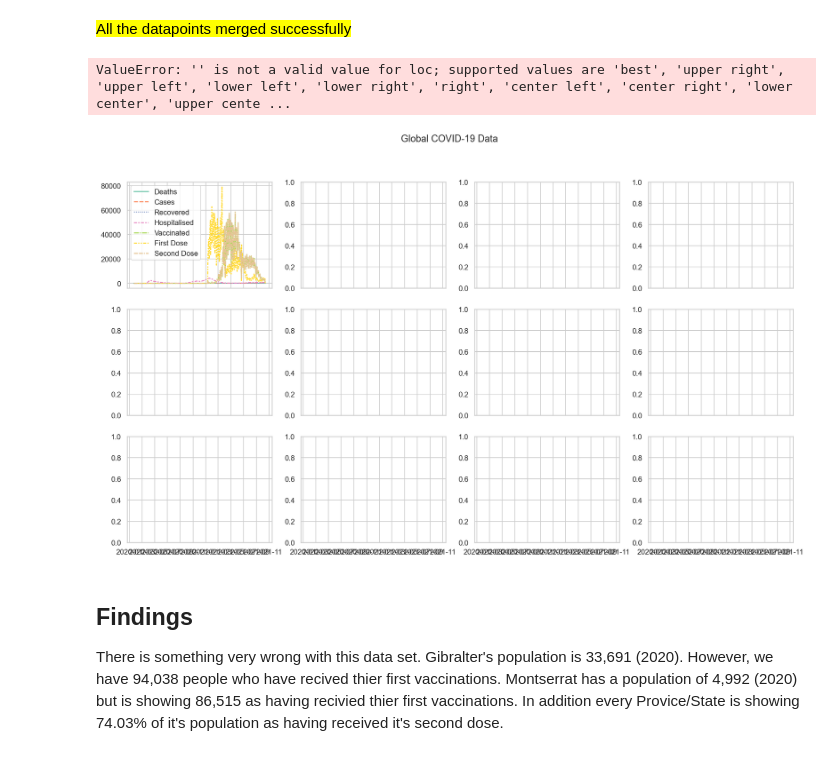
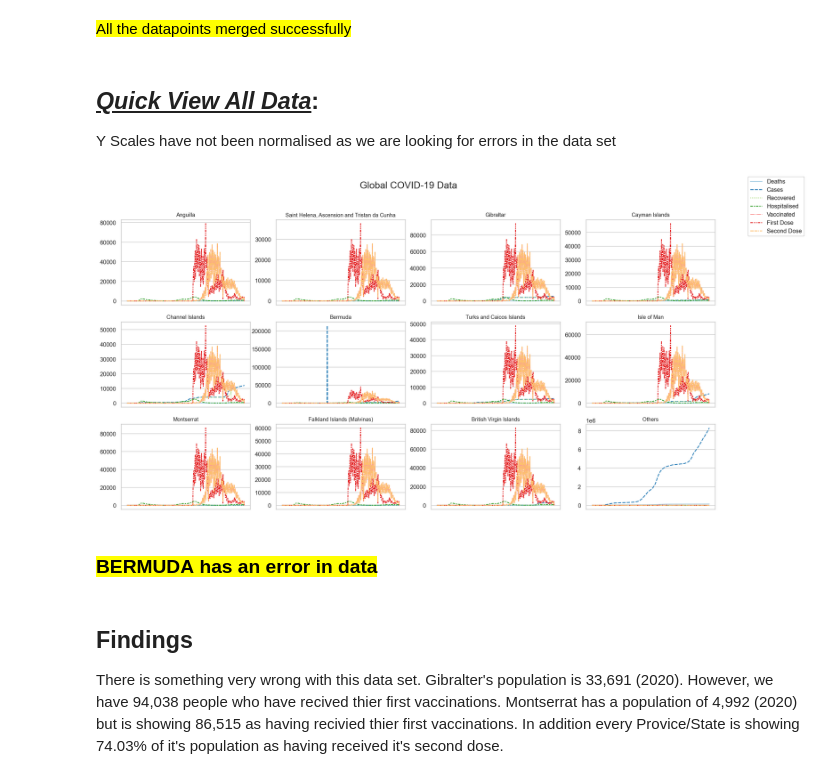
Before and after one commit to heyashy/LSE_DA_COVID_analysis, a Jupyter notebook: LSE_DA201_assignment_ash_johnson.ipynb, the cells around one changed output. Cells and saved outputs as stored; diff of their text form; code cells hidden in the pictures.

```diff
--- a/LSE_DA201_assignment_ash_johnson.ipynb
+++ b/LSE_DA201_assignment_ash_johnson.ipynb
@@ -282,13 +282,11 @@ plt.show()
 ---
 ## 3) Assignment activity 3:
 # %%
-cov.drop(['Lat', 'Long', 'Intermediate Region Code'], axis=1, inplace=True)
-vac.drop(['Lat', 'Long', 'Intermediate Region Code'], axis=1, inplace=True)
-vac.set_index('Date', inplace=True)
-cov.set_index('Date', inplace=True)
-count = cov.groupby(['Province/State'])['Province/State'].count()
-
-print(count)
-count = vac.groupby(['Province/State'])['Province/State'].count()
-print(count)
+cov.drop(['Lat', 'Long', 'Intermediate Region Code'], axis=1, inplace=True, errors='ignore')
+vac.drop(['Lat', 'Long', 'Intermediate Region Code'], axis=1, inplace=True, errors='ignore')
+if vac.index.name != 'Date': vac.set_index('Date', inplace=True)
+if cov.index.name != 'Date': cov.set_index('Date', inplace=True)
+t1 = cov.groupby(['Province/State'])['Province/State'].count()
+t2 = vac.groupby(['Province/State'])['Province/State'].count()
+t1.compare(t2)
 # %% [output]
@@ -348,30 +331,34 @@ Turks and Caicos Islands                        632
 Name: Province/State, dtype: int64
 # %% [markdown]
 <mark>All the datapoints merged successfully</mark>
+# %% [markdown]
+## <em><u>Quick View All Data</u></em>:
+Y Scales have not been normalised as we are looking for errors in the data set
 # %%
-fig, axes = plt.subplots(3, 4, sharex=True, figsize=(18, 10))
-fig.suptitle('Global COVID-19 Data')
+fig, axes = plt.subplots(3, 4, sharex=True, figsize=(20, 10))
+fig.suptitle('Global COVID-19 Data', size= 18)
 
 sns.set_theme(style="whitegrid")
 pos_y = 0
 for province in df['Province/State'].unique():
-    ax =  sns.lineplot(ax=axes[pos_x, pos_y], data=df[(df['Province/State'] == province)], palette='Set2')
+    ax =  sns.lineplot(ax=axes[pos_x, pos_y], data=df[(df['Province/State'] == province)], palette='Paired')
     handles, labels = ax.get_legend_handles_labels()
-    fig.legend(handles, labels, loc='')
-    ax._legend.remove()
-    ax.set(title=province)
+    fig.legend(handles, labels, bbox_to_anchor=(1.02,1))
+    ax.get_legend().remove()
+    ax.set_title(label=province, fontsize = 10)
     ax.set_xticks([])
     if pos_x == 2:
         pos_x = 0
     else:
         pos_x += 1
     if pos_y == 3:
         pos_y = 0
     else:
         pos_y += 1
 # %% [output]
-ValueError: '' is not a valid value for loc; supported values are 'best', 'upper right', 'upper left', 'lower left', 'lower right', 'right', 'center left', 'center right', 'lower center', 'upper cente ...
-[figure, old version]
+[figure, new version]
+# %% [markdown]
+### <mark><strong>BERMUDA</strong> has an error in data</mark>
 # %%
 df[['Province/State', 'Sub-region Name']].groupby(['Province/State', 'Sub-region Name']).count()
 # %%
```
Also changed, not shown: parts of 1 cell of this notebook.
